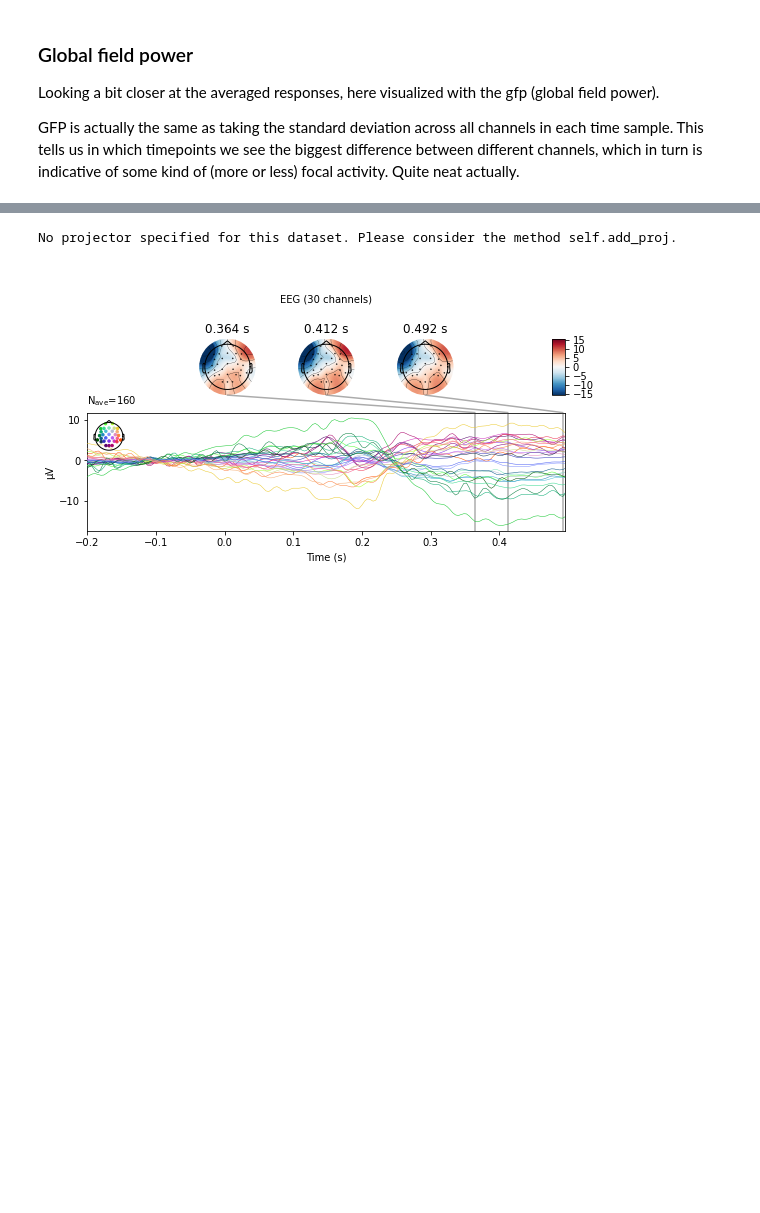
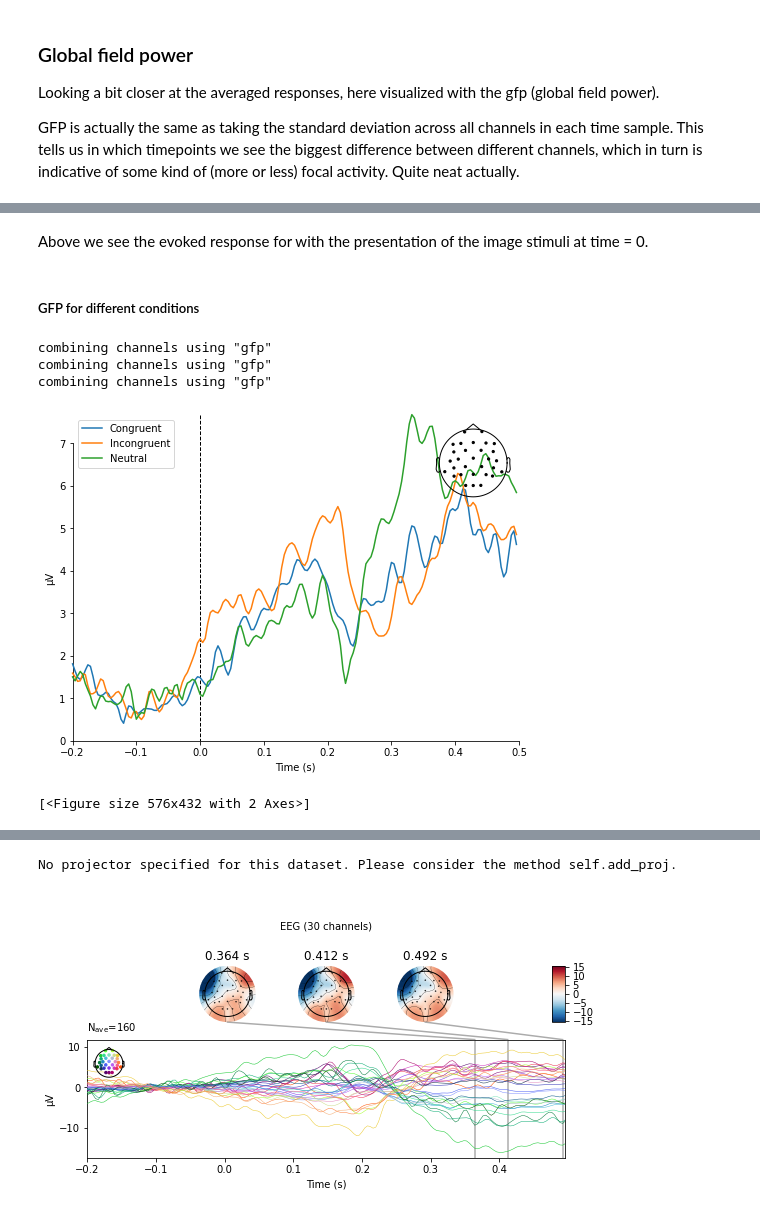
Before and after one commit to laurabpaulsen/EEG_and_mouse_tracking, a Jupyter notebook: ICA.ipynb, the cells around one changed output, grey strips where cells are left out. Drawn from its saved outputs; the diff is of its cells as text; code cells hidden in the pictures; blank space fills up the shorter version.

```diff
--- a/ICA.ipynb
+++ b/ICA.ipynb
@@ -243,6 +243,9 @@ epochs_resampled = epochs.resample(250)
 # %%
 img_epochs = epochs_resampled['Image']
 word_epochs = epochs_resampled['Word']
+img_neu_epochs = epochs_resampled['Image/cNeu']
+img_con_epochs = epochs_resampled['Image/cCon']
+img_inc_epochs = epochs_resampled['Image/cInc']
 # %%
 # plotting one channel as an example for each modality
 # now the '/' used in the event IDs comes in handy! To get all epochs with image stimuli, we can index 'image' across the left/right dimension
@@ -270,6 +273,9 @@ Looking a bit closer at the averaged responses, here visualized with the gfp (gl
 GFP is actually the same as taking the standard deviation across all channels in each time sample. This tells us in which timepoints we see the biggest difference between different channels, which in turn is indicative of some kind of (more or less) focal activity. Quite neat actually.
 # %%
 image_evoked = img_epochs.average()
+image_inc_evoked = img_inc_epochs.average()
+image_con_evoked = img_con_epochs.average()
+image_neu_evoked = img_neu_epochs.average()
 # %%
 mne.viz.plot_compare_evokeds({'image': image_evoked},
                              legend='upper left', show_sensors='upper right')
@@ -279,2 +285,17 @@ combining channels using "gfp"
 [<Figure size 576x432 with 2 Axes>]
+# %% [markdown]
+Above we see the evoked response for with the presentation of the image stimuli at time = 0.
+# %% [markdown]
+##### GFP for different conditions
+# %%
+mne.viz.plot_compare_evokeds({'Congruent': image_con_evoked,
+                              'Incongruent': image_inc_evoked,
+                              'Neutral': image_neu_evoked},
+                             legend='upper left', show_sensors='upper right')
+# %% [output]
+combining channels using "gfp"
+combining channels using "gfp"
+combining channels using "gfp"
+[figure, added]
+[<Figure size 576x432 with 2 Axes>]
 # %% [markdown]
```
Also changed, not shown: parts of 12 cells of this notebook, 2 other files.
